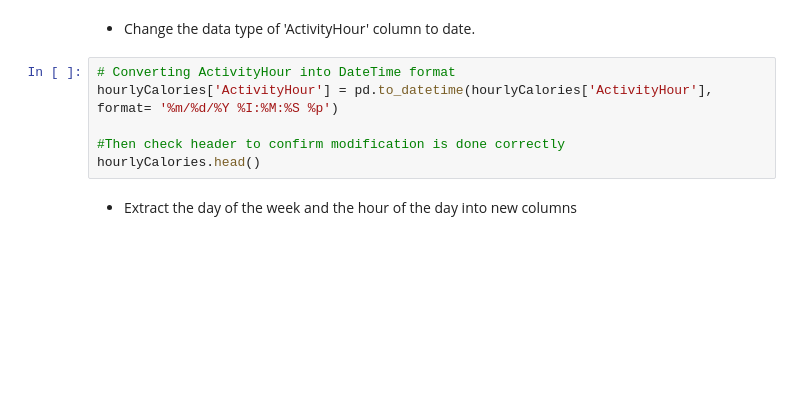
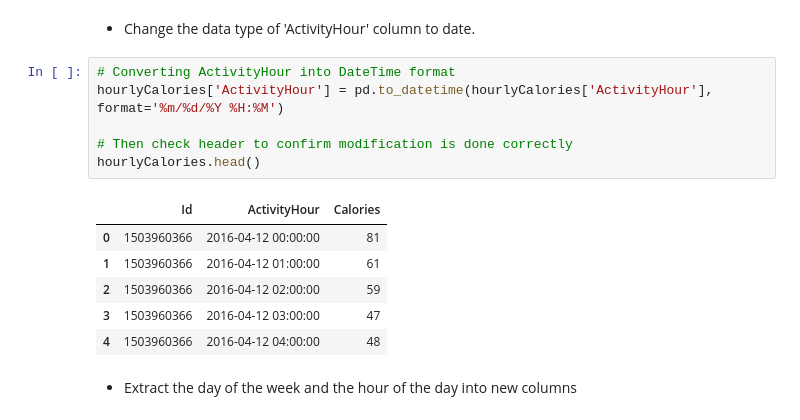
Before and after one commit to IshanDissanayake/Bellabeat-Case-Study-with-Python-, a Jupyter notebook: Bellabeat Case Study (with Python).ipynb, the cells around one changed output. Drawn from its saved outputs; the diff is of its cells as text; blank space fills up the shorter version.

```diff
--- a/Bellabeat Case Study (with Python).ipynb
+++ b/Bellabeat Case Study (with Python).ipynb
@@ -188,10 +296,17 @@ print("Number of unique Ids: ",unique_users)
 * Change the data type of 'ActivityHour' column to date.
 # %%
 # Converting ActivityHour into DateTime format
-hourlyCalories['ActivityHour'] = pd.to_datetime(hourlyCalories['ActivityHour'], format= '%m/%d/%Y %I:%M:%S %p')
+hourlyCalories['ActivityHour'] = pd.to_datetime(hourlyCalories['ActivityHour'], format='%m/%d/%Y %H:%M')
 
-#Then check header to confirm modification is done correctly
+# Then check header to confirm modification is done correctly
 hourlyCalories.head()
+# %% [output]
+|  | Id | ActivityHour | Calories |
+| 0 | 1503960366 | 2016-04-12 00:00:00 | 81 |
+| 1 | 1503960366 | 2016-04-12 01:00:00 | 61 |
+| 2 | 1503960366 | 2016-04-12 02:00:00 | 59 |
+| 3 | 1503960366 | 2016-04-12 03:00:00 | 47 |
+| 4 | 1503960366 | 2016-04-12 04:00:00 | 48 |
 # %% [markdown]
 * Extract the day of the week and the hour of the day into new columns
 # %%
```
Also changed, not shown: parts of 45 cells of this notebook.
